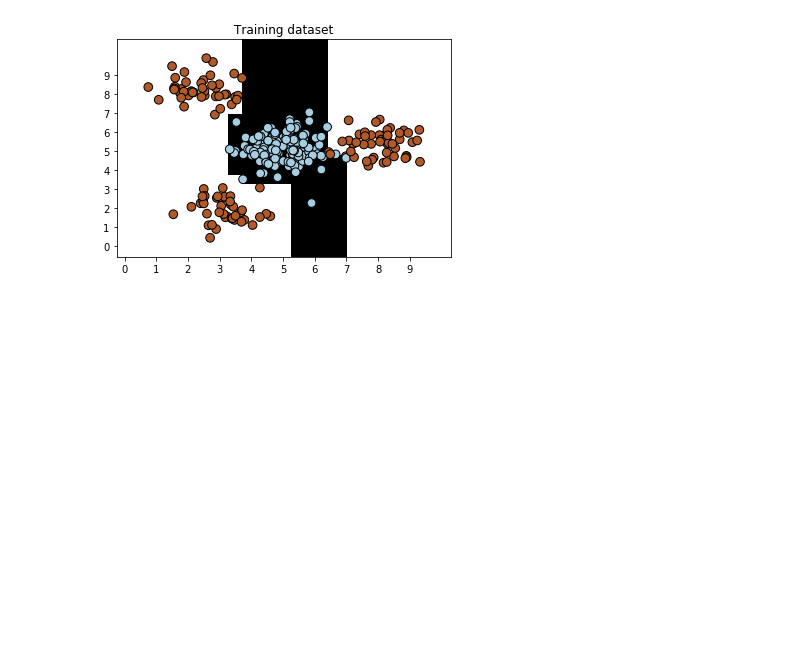
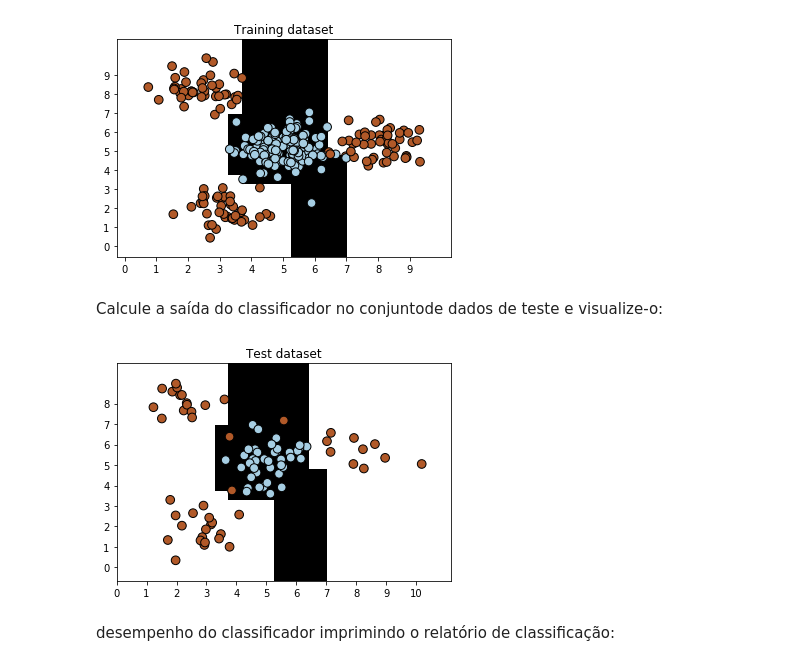
Before and after one commit to jailsonpj/machine_louco, a Jupyter notebook: cap3/arvore_decisao.ipynb, the cells around one changed output. Drawn from its saved outputs; the diff is of its cells as text; code cells hidden in the pictures; blank space fills up the shorter version.

```diff
--- a/cap3/arvore_decisao.ipynb
+++ b/cap3/arvore_decisao.ipynb
@@ -45,3 +45,12 @@ classifier.fit(X_train,y_train)
 visualize_classifier(classifier,X_train,y_train,'Training dataset')
 # %% [output]
 [figure]
+# %% [markdown]
+Calcule a saída do classificador no conjuntode dados de teste e visualize-o:
+# %%
+y_test_pred = classifier.predict(X_test)
+visualize_classifier(classifier,X_test,y_test,"Test dataset")
+# %% [output]
+[figure, added]
+# %% [markdown]
+desempenho do classificador imprimindo o relatório de classificação:
```
Also changed, not shown: parts of 1 cell of this notebook.
